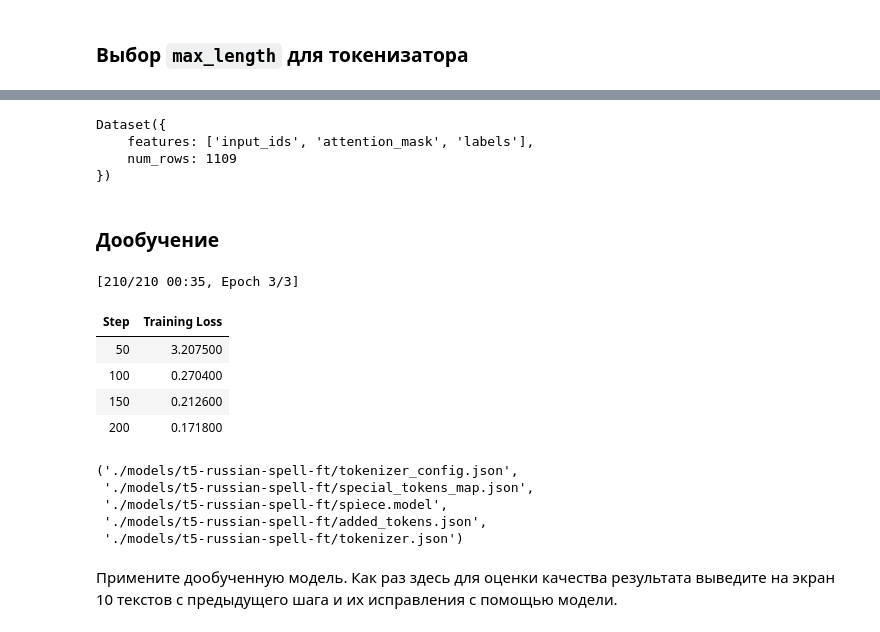
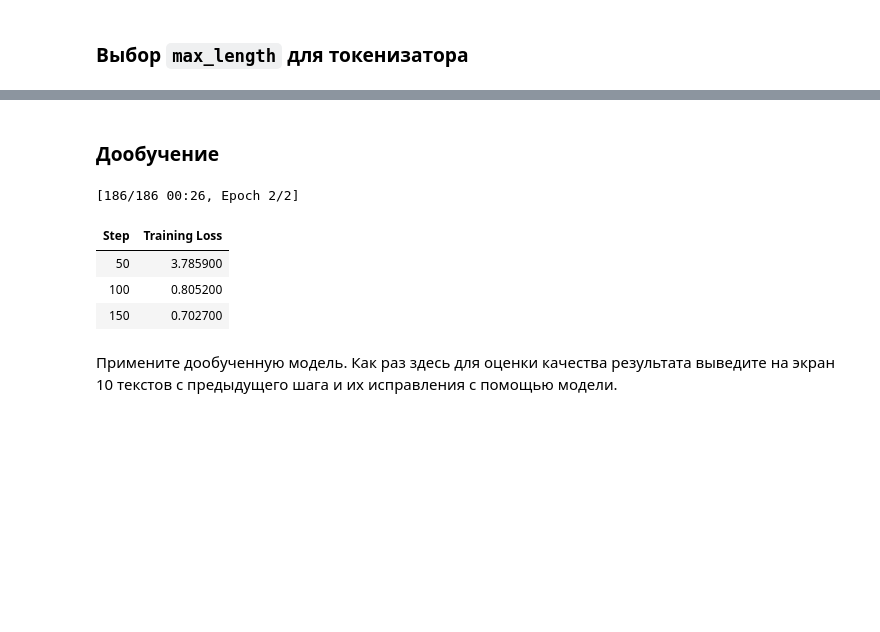
Before and after one commit to psaw/GM-HSE-AI-masters-course, a Jupyter notebook: homeworks/base/GenDL_HT1_base.ipynb, the cells around one changed output, grey strips where cells are left out. Saved outputs shown, nothing was run; the diff lists cells and outputs as text; code cells hidden in the pictures; blank space fills up the shorter version.

```diff
--- a/homeworks/base/GenDL_HT1_base.ipynb
+++ b/homeworks/base/GenDL_HT1_base.ipynb
@@ -827,25 +978,26 @@ plt.show()
+# %%
+MAX_LENGTH = 12
 # %%
-MAX_LENGTH = 16
 # Токенизация
-def preprocess_batch(batch):
+def preprocess_batch_t5(batch):
     model_inputs = t5_ft_tokenizer(
-        batch['input'],
-        truncation=True,
-        max_length=MAX_LENGTH,
-        padding='max_length'
+        batch["input"], truncation=True, max_length=MAX_LENGTH, padding="max_length"
     )
     with t5_ft_tokenizer.as_target_tokenizer():
         labels = t5_ft_tokenizer(
-            batch['target'],
+            batch["target"],
             truncation=True,
             max_length=MAX_LENGTH,
-            padding='max_length'
+            padding="max_length",
         )
-    model_inputs['labels'] = labels['input_ids']
+    model_inputs["labels"] = labels["input_ids"]
     return model_inputs
 
+
 dataset_2_tok = dataset_2.map(
-    preprocess_batch,
+    preprocess_batch_t5,
     batched=True,
-    remove_columns=['input', 'target', '__index_level_0__']
+    remove_columns=["input", "target", "__index_level_0__"],
 )
+
+dataset_2_tok["train"]
@@ -852,9 +1009,2 @@ dataset_2_tok = dataset_2.map(
-# %%
-dataset_2_tok['train']
-# %% [output]
-Dataset({
-    features: ['input_ids', 'attention_mask', 'labels'],
-    num_rows: 1109
-})
 # %% [markdown]
 ### Дообучение
@@ -863,9 +1011,7 @@ dataset.set_format(type='torch', device='cuda')
 # %%
 # Data collator
 data_collator = DataCollatorForSeq2Seq(
-    tokenizer=t5_ft_tokenizer,
-    model=t5_ft_model,
-    padding='longest'
+    tokenizer=t5_ft_tokenizer, model=t5_ft_model, padding=True
 )
 
 output_dir = "./models/t5-russian-spell-ft"
@@ -874,49 +1020,46 @@ output_dir = "./models/t5-russian-spell-ft"
 training_args = Seq2SeqTrainingArguments(
     output_dir=output_dir,
     overwrite_output_dir=True,
-    num_train_epochs=3,
+    num_train_epochs=2,  # для fine-tuning больше 3-х не нужно
     per_device_train_batch_size=16,
     per_device_eval_batch_size=16,
     learning_rate=3e-5,
     weight_decay=0.01,
     warmup_ratio=0.1,
     lr_scheduler_type="linear",
-    save_strategy="epoch",
+    save_strategy="no",  # не сохранять чекпоинты
     logging_strategy="steps",
     logging_steps=50,
     predict_with_generate=True,
-    fp16=torch.cuda.is_available(),   # ускорение на GPU
+    fp16=torch.cuda.is_available(),  # ускорение на GPU
     gradient_accumulation_steps=1,
-    report_to=[]                      # без wandb
+    report_to=[],  # без репортинга
 )
 
 # Trainer
 trainer = Seq2SeqTrainer(
     model=t5_ft_model,
     args=training_args,
-    train_dataset=dataset_2_tok['train'],
-    eval_dataset=dataset_2_tok['test'],
+    train_dataset=dataset_2_tok["train"],
+    eval_dataset=dataset_2_tok["test"],
     data_collator=data_collator,
     tokenizer=t5_ft_tokenizer,
 )
 
 # Запускаем обучение
 trainer.train()
 
 # Сохраняем дообученную модель
 trainer.save_model(output_dir)
 t5_ft_tokenizer.save_pretrained(output_dir)
+
+# Очистка памяти
+model_cleanup(t5_ft_model, t5_ft_tokenizer)
 # %% [output]
-[210/210 00:35, Epoch 3/3]
+[186/186 00:26, Epoch 2/2]
 | Step | Training Loss |
-| 50 | 3.207500 |
-| 100 | 0.270400 |
-| 150 | 0.212600 |
-| 200 | 0.171800 |
+| 50 | 3.785900 |
+| 100 | 0.805200 |
+| 150 | 0.702700 |
-('./models/t5-russian-spell-ft/tokenizer_config.json',
- './models/t5-russian-spell-ft/special_tokens_map.json',
- './models/t5-russian-spell-ft/spiece.model',
- './models/t5-russian-spell-ft/added_tokens.json',
- './models/t5-russian-spell-ft/tokenizer.json')
 # %% [markdown]
 Примените дообученную модель. Как раз здесь для оценки качества результата выведите на экран 10 текстов с предыдущего шага и их исправления с помощью модели.
```
Also changed, not shown: parts of 97 cells of this notebook, 2 other files.
